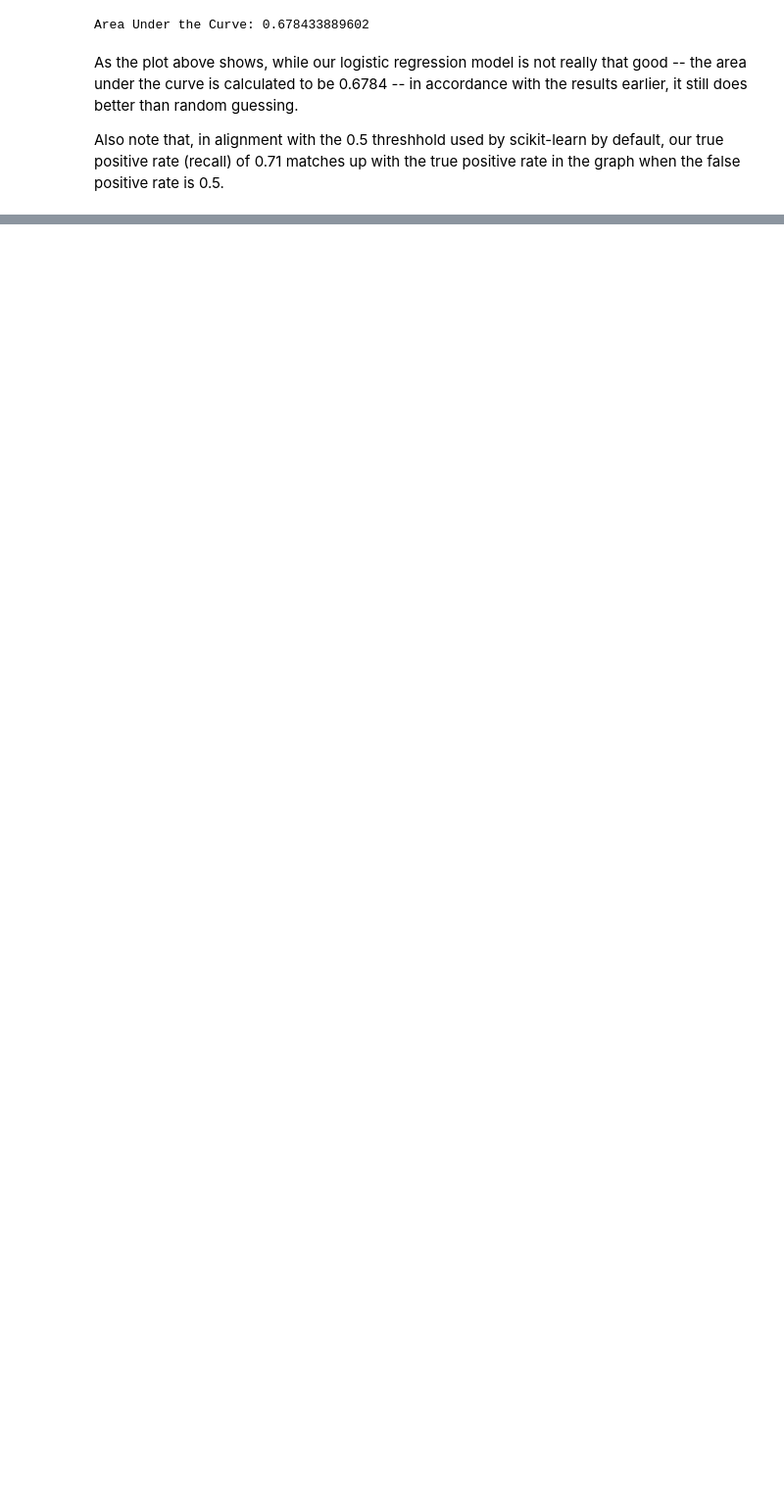
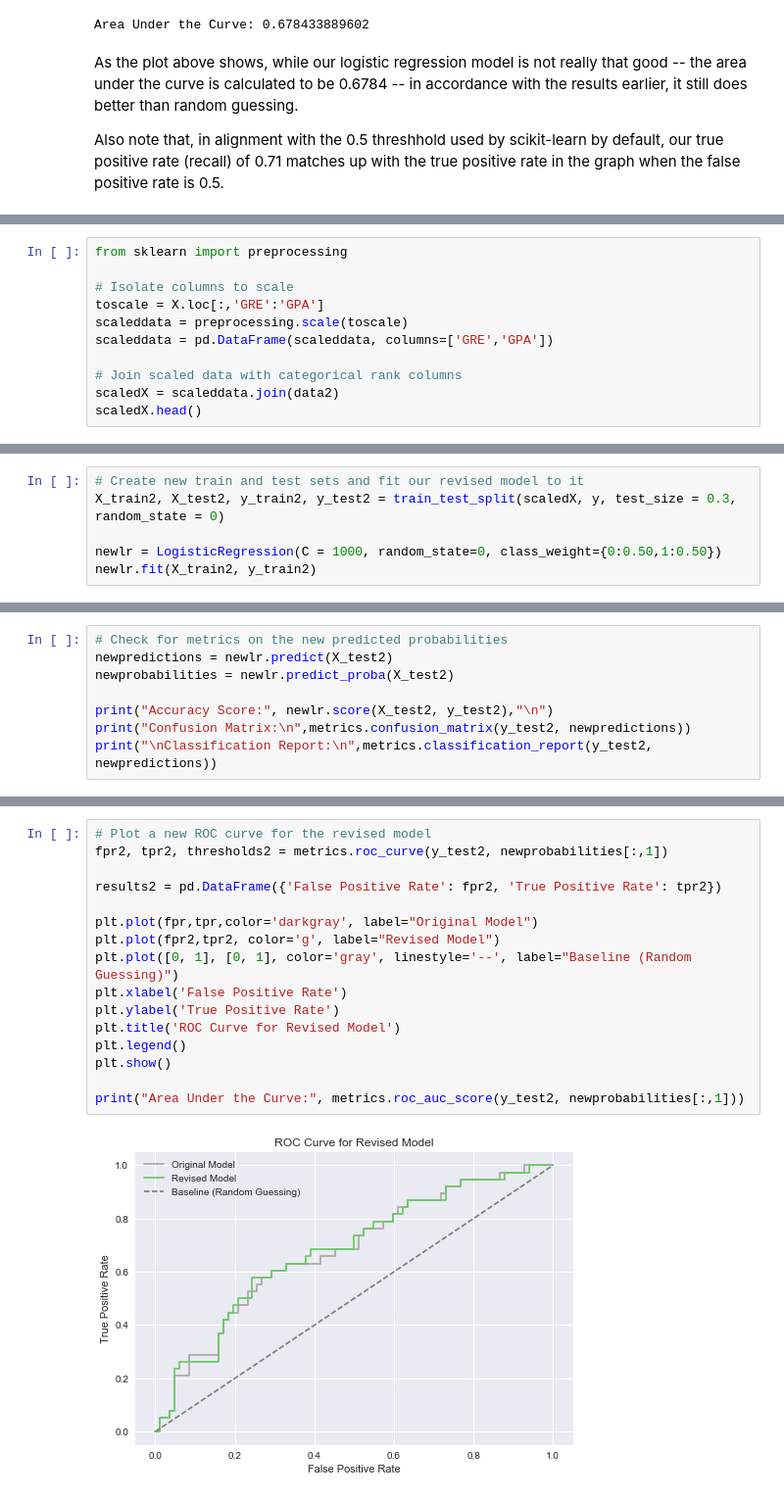
Before and after one commit to rayjustinhuang/Data-Analysis-and-Machine-Learning, a Jupyter notebook: Logistic Regression.ipynb, the cells around one changed output, grey strips where cells are left out. Shown at 98% size. Drawn from its saved outputs; the diff is of its cells as text; blank space fills up the shorter version.

```diff
--- a/Logistic Regression.ipynb
+++ b/Logistic Regression.ipynb
@@ -289,0 +301,11 @@ Using five-fold cross-validation results in a similar accuracy score.
+# %%
+from sklearn import preprocessing
+
+# Isolate columns to scale
+toscale = X.loc[:,'GRE':'GPA']
+scaleddata = preprocessing.scale(toscale)
+scaleddata = pd.DataFrame(scaleddata, columns=['GRE','GPA'])
+
+# Join scaled data with categorical rank columns
+scaledX = scaleddata.join(data2)
+scaledX.head()
@@ -312,0 +387,6 @@ It appears that a C value of 10,000 gives the best accuracy. If this dataset is
+# %%
+# Create new train and test sets and fit our revised model to it
+X_train2, X_test2, y_train2, y_test2 = train_test_split(scaledX, y, test_size = 0.3, random_state = 0)
+
+newlr = LogisticRegression(C = 1000, random_state=0, class_weight={0:0.50,1:0.50})
+newlr.fit(X_train2, y_train2)
@@ -312,0 +398,8 @@ It appears that a C value of 10,000 gives the best accuracy. If this dataset is
+# %%
+# Check for metrics on the new predicted probabilities
+newpredictions = newlr.predict(X_test2)
+newprobabilities = newlr.predict_proba(X_test2)
+
+print("Accuracy Score:", newlr.score(X_test2, y_test2),"\n")
+print("Confusion Matrix:\n",metrics.confusion_matrix(y_test2, newpredictions))
+print("\nClassification Report:\n",metrics.classification_report(y_test2, newpredictions))
@@ -312,0 +424,18 @@ It appears that a C value of 10,000 gives the best accuracy. If this dataset is
+# %%
+# Plot a new ROC curve for the revised model
+fpr2, tpr2, thresholds2 = metrics.roc_curve(y_test2, newprobabilities[:,1])
+
+results2 = pd.DataFrame({'False Positive Rate': fpr2, 'True Positive Rate': tpr2})
+
+plt.plot(fpr,tpr,color='darkgray', label="Original Model")
+plt.plot(fpr2,tpr2, color='g', label="Revised Model")
+plt.plot([0, 1], [0, 1], color='gray', linestyle='--', label="Baseline (Random Guessing)")
+plt.xlabel('False Positive Rate')
+plt.ylabel('True Positive Rate')
+plt.title('ROC Curve for Revised Model')
+plt.legend()
+plt.show()
+
+print("Area Under the Curve:", metrics.roc_auc_score(y_test2, newprobabilities[:,1]))
+# %% [output]
+[figure, added]
```
Also changed, not shown: parts of 25 cells of this notebook.
